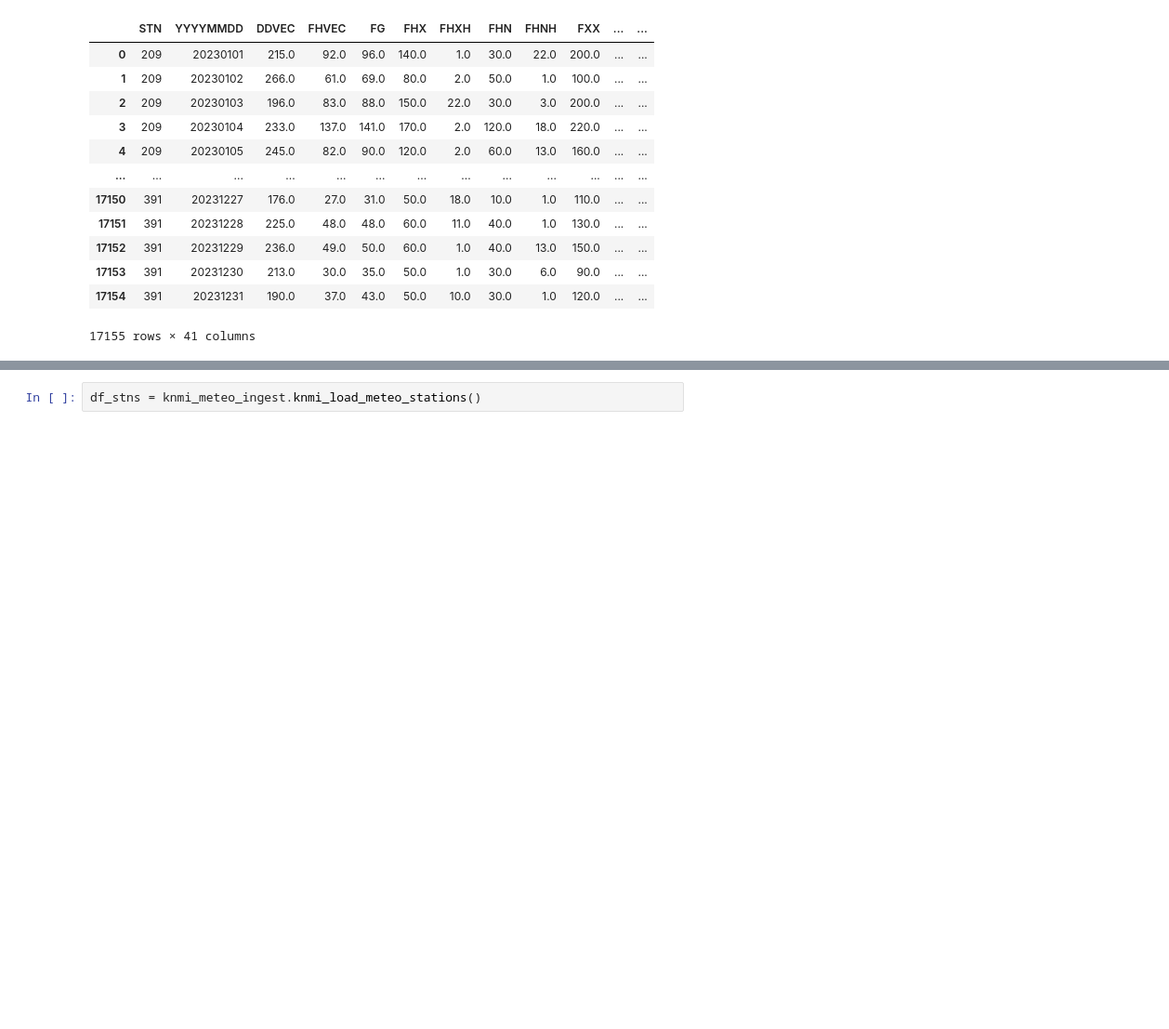
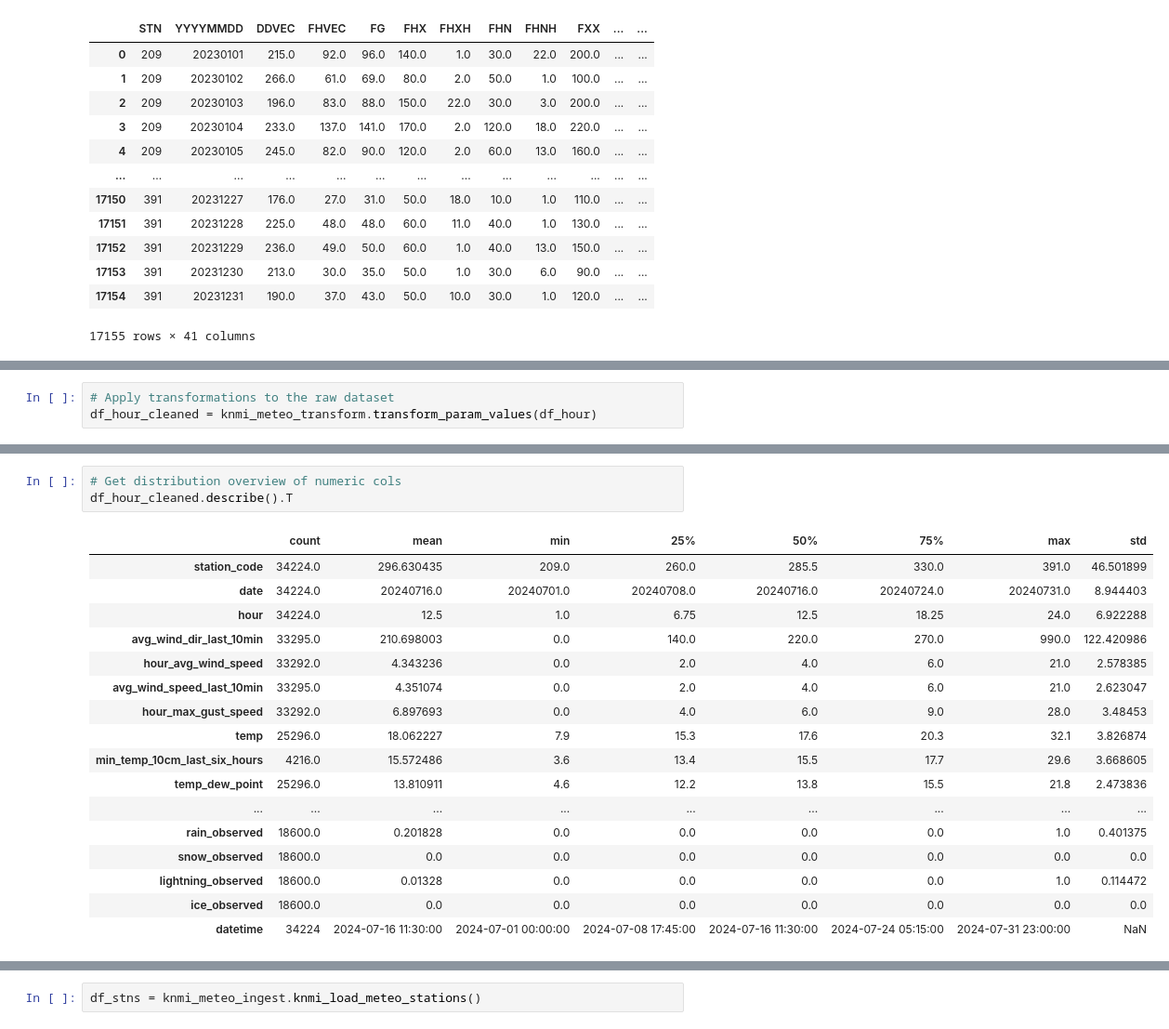
Before and after one commit to tomrooijakkers/data-science-portfolio, a Jupyter notebook: knmi-weather/01-get_knmi_data_examples.ipynb, the cells around one changed output, grey strips where cells are left out. Shown at 93% size. Saved outputs shown, nothing was run; the diff lists cells and outputs as text; blank space fills up the shorter version.

```diff
--- a/knmi-weather/01-get_knmi_data_examples.ipynb
+++ b/knmi-weather/01-get_knmi_data_examples.ipynb
@@ -92,0 +182,3 @@ df_day[~df_day['EV24'].isna()]
+# %%
+# Apply transformations to the raw dataset
+df_hour_cleaned = knmi_meteo_transform.transform_param_values(df_hour)
@@ -92,0 +202,21 @@ df_day[~df_day['EV24'].isna()]
+# %%
+# Get distribution overview of numeric cols
+df_hour_cleaned.describe().T
+# %% [output]
+|  | count | mean | min | 25% | 50% | 75% | max | std |
+| station_code | 34224.0 | 296.630435 | 209.0 | 260.0 | 285.5 | 330.0 | 391.0 | 46.501899 |
+| date | 34224.0 | 20240716.0 | 20240701.0 | 20240708.0 | 20240716.0 | 20240724.0 | 20240731.0 | 8.944403 |
+| hour | 34224.0 | 12.5 | 1.0 | 6.75 | 12.5 | 18.25 | 24.0 | 6.922288 |
+| avg_wind_dir_last_10min | 33295.0 | 210.698003 | 0.0 | 140.0 | 220.0 | 270.0 | 990.0 | 122.420986 |
+| hour_avg_wind_speed | 33292.0 | 4.343236 | 0.0 | 2.0 | 4.0 | 6.0 | 21.0 | 2.578385 |
+| avg_wind_speed_last_10min | 33295.0 | 4.351074 | 0.0 | 2.0 | 4.0 | 6.0 | 21.0 | 2.623047 |
+| hour_max_gust_speed | 33292.0 | 6.897693 | 0.0 | 4.0 | 6.0 | 9.0 | 28.0 | 3.48453 |
+| temp | 25296.0 | 18.062227 | 7.9 | 15.3 | 17.6 | 20.3 | 32.1 | 3.826874 |
+| min_temp_10cm_last_six_hours | 4216.0 | 15.572486 | 3.6 | 13.4 | 15.5 | 17.7 | 29.6 | 3.668605 |
+| temp_dew_point | 25296.0 | 13.810911 | 4.6 | 12.2 | 13.8 | 15.5 | 21.8 | 2.473836 |
+| ... | ... | ... | ... | ... | ... | ... | ... | ... |
+| rain_observed | 18600.0 | 0.201828 | 0.0 | 0.0 | 0.0 | 0.0 | 1.0 | 0.401375 |
+| snow_observed | 18600.0 | 0.0 | 0.0 | 0.0 | 0.0 | 0.0 | 0.0 | 0.0 |
+| lightning_observed | 18600.0 | 0.01328 | 0.0 | 0.0 | 0.0 | 0.0 | 1.0 | 0.114472 |
+| ice_observed | 18600.0 | 0.0 | 0.0 | 0.0 | 0.0 | 0.0 | 0.0 | 0.0 |
+| datetime | 34224 | 2024-07-16 11:30:00 | 2024-07-01 00:00:00 | 2024-07-08 17:45:00 | 2024-07-16 11:30:00 | 2024-07-24 05:15:00 | 2024-07-31 23:00:00 | NaN |
```
Also changed, not shown: parts of 35 cells of this notebook, 5 other files.
